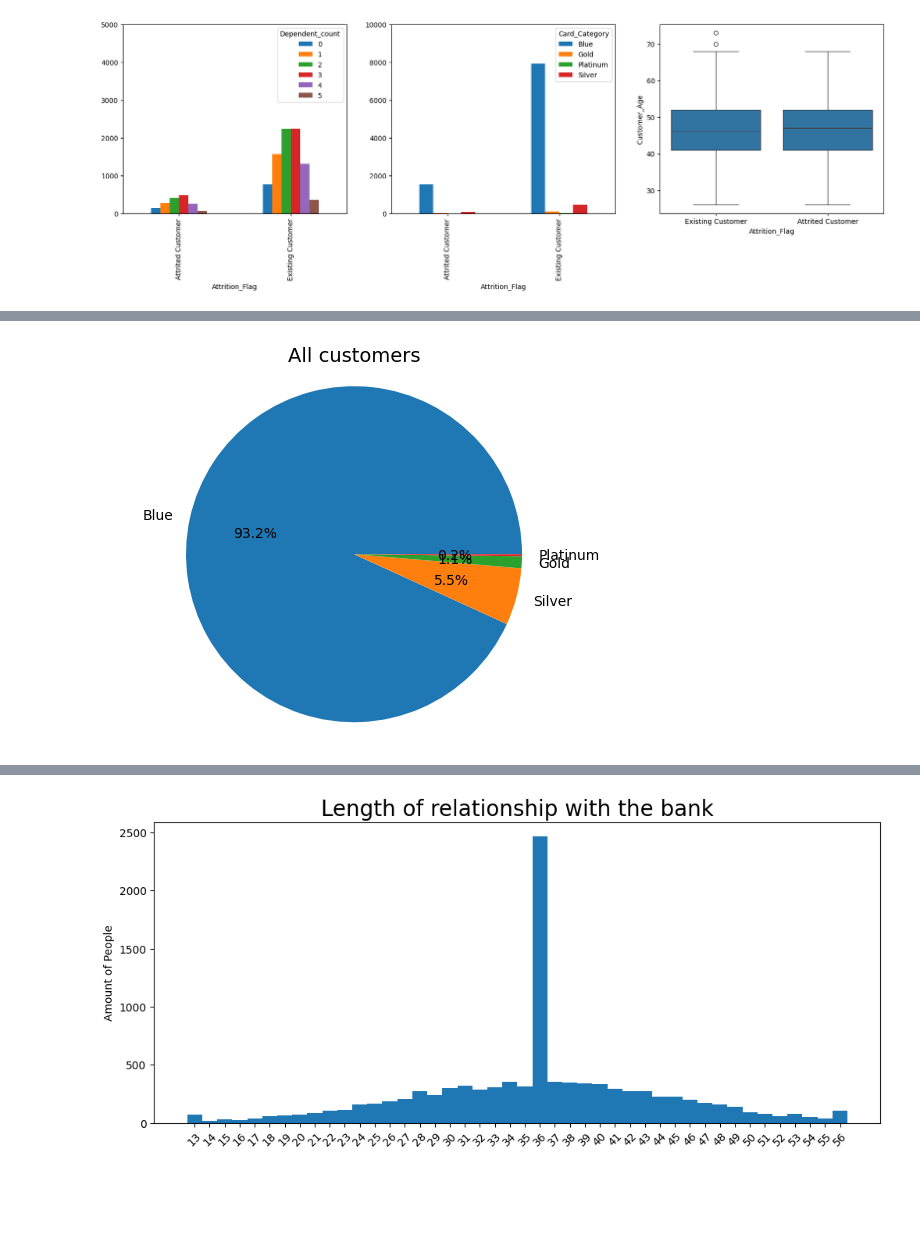
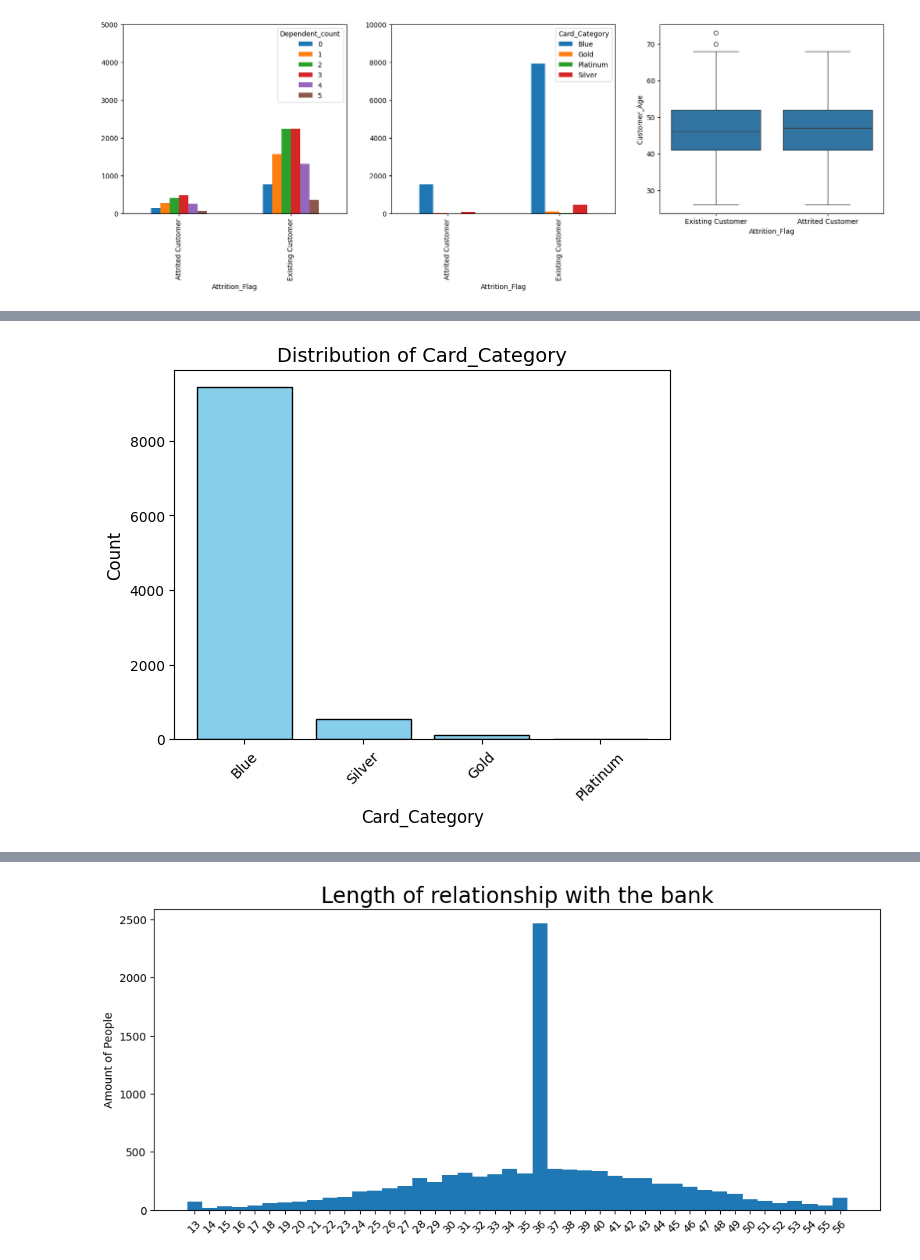
Before and after one commit to geneeol/data-analysis, a Jupyter notebook: bank_churn.ipynb, the cells around one changed output, grey strips where cells are left out. Saved outputs shown, nothing was run; the diff lists cells and outputs as text; code cells hidden in the pictures; blank space fills up the shorter version.

Commit message:
Feat: product feature 시각화 추가, plot function 수정

```diff
--- a/bank_churn.ipynb
+++ b/bank_churn.ipynb
@@ -211,7 +220,48 @@ def plot_compare(column, category_name):
+# %%
+# plot을 위한 helper function
+
+churned = df[df['Attrition_Flag'] == "Attrited Customer"]
+nonchurned = df[df['Attrition_Flag'] == "Existing Customer"]
+
+def plot_bar(column):
+    target = df[column].value_counts()
+    fig, ax = plt.subplots()
+    ax.bar(target.index, target.values, color='skyblue', edgecolor='black')
+    ax.set_xlabel(column, fontsize=12)
+    ax.set_ylabel('Count', fontsize=12)
+    ax.set_title(f'Distribution of {column}', fontsize=14)
+    ax.set_xticks(np.arange(len(target.index)))
+    ax.set_xticklabels(target.index, rotation=45)
+    plt.show()
+
+def plot_compare(column, category_name):
+    ChurnedCounts = churned[column].value_counts().reindex(df[column].unique(), fill_value=0)
+    NonChurnedCounts = nonchurned[column].value_counts().reindex(df[column].unique(), fill_value=0)
+
+    indices = np.arange(len(df[column].unique()))
+
+    fig, axs = plt.subplots(1, 2, figsize=(14, 6), sharey=True)
+
+    churned_color = plt.cm.Reds(np.linspace(0.5, 1, len(indices)))
+    nonchurned_color = plt.cm.Blues(np.linspace(0.5, 1, len(indices)))
+
+    axs[0].bar(indices, NonChurnedCounts, color=nonchurned_color, edgecolor='black')
+    axs[0].set_title(f'Non-Churned {category_name}', fontsize=18)
+    axs[0].set_xticks(indices)
+    axs[0].set_xticklabels(NonChurnedCounts.index, rotation=45, fontsize=12)
+    axs[0].set_ylabel('Count', fontsize=14)
+
+    axs[1].bar(indices, ChurnedCounts, color=churned_color, edgecolor='black')
+    axs[1].set_title(f'Churned {category_name}', fontsize=18)
+    axs[1].set_xticks(indices)
+    axs[1].set_xticklabels(ChurnedCounts.index, rotation=45, fontsize=12)
+
+    plt.tight_layout()
+    plt.show()
 # %%
-plot_pie("Card_Category")
+plot_bar("Card_Category")
 # %% [output]
-[figure, old version]
+[figure, new version]
 # %%
 plot_compare("Card_Category", "Types of cards")
 # %% [output]
```
Also changed, not shown: parts of 14 cells of this notebook.
